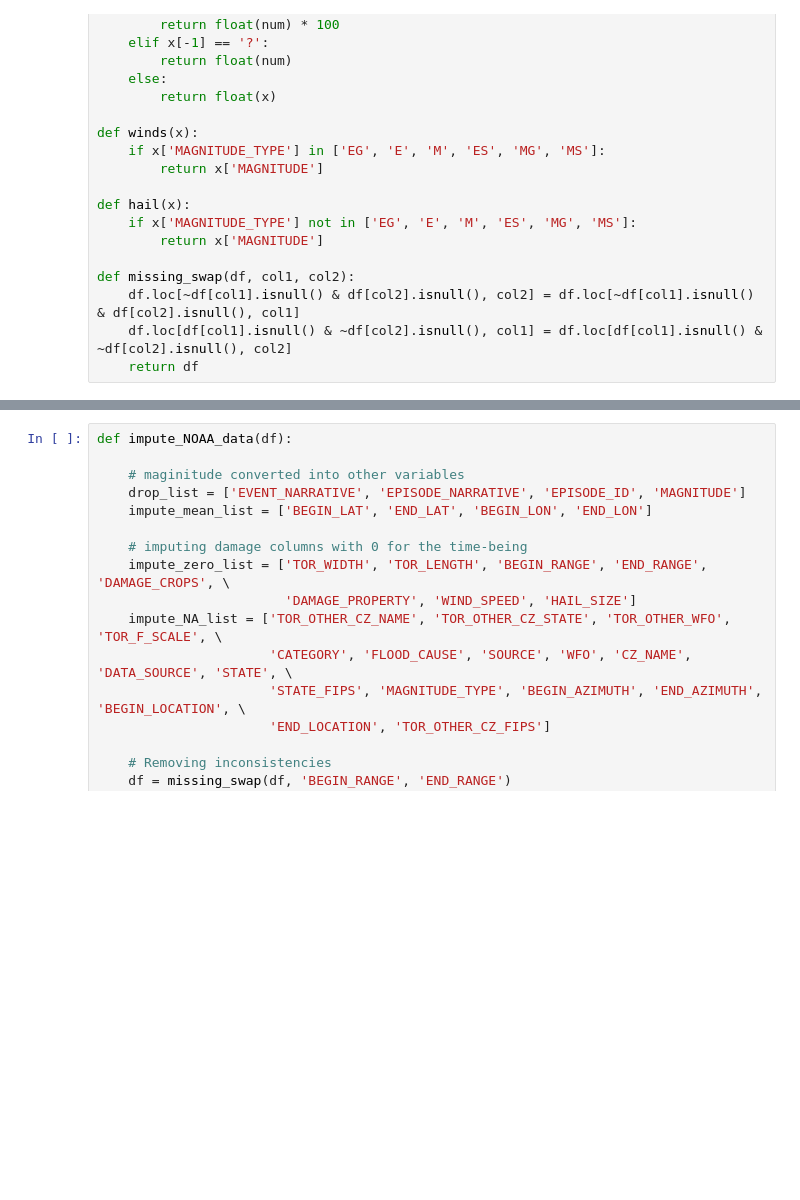
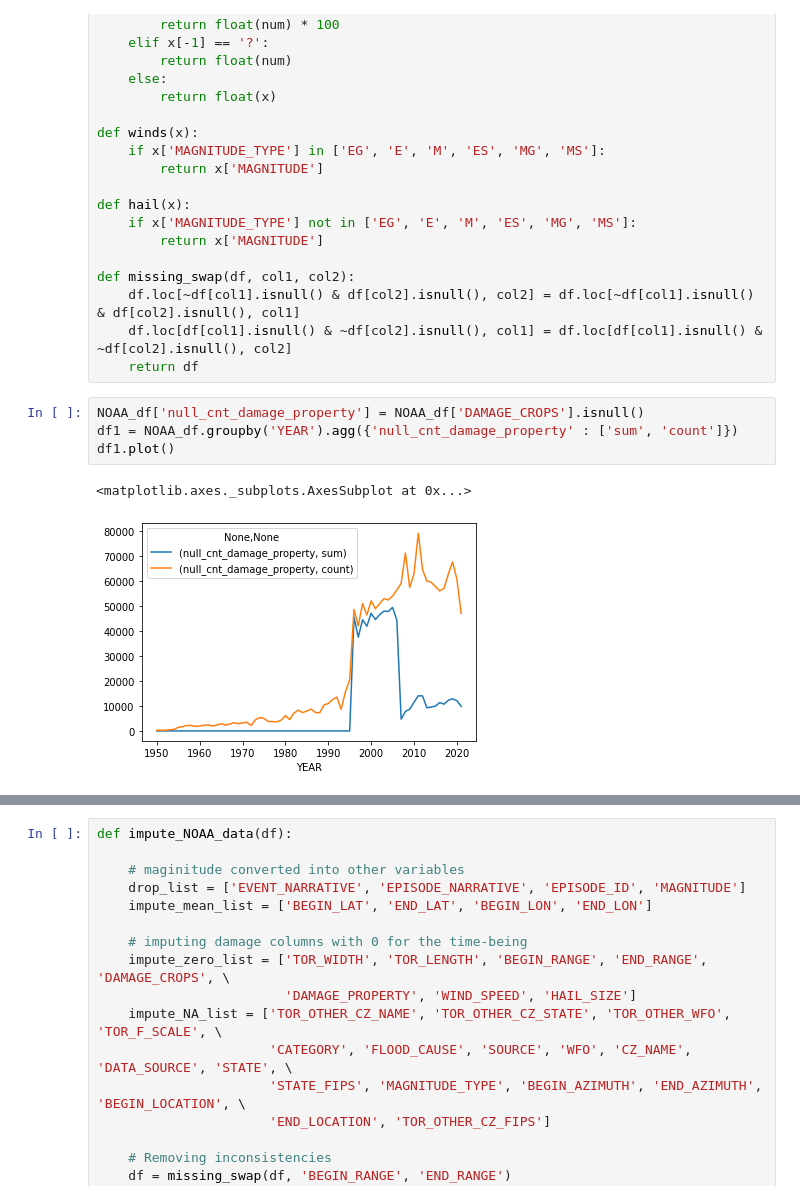
Before and after one commit to siddas18/Natural-Disaster-Damage-Prediction, a Jupyter notebook: Data_cleaning.ipynb, the cells around one changed output, grey strips where cells are left out. Drawn from its saved outputs; the diff is of its cells as text; blank space fills up the shorter version.

```diff
--- a/Data_cleaning.ipynb
+++ b/Data_cleaning.ipynb
@@ -88,3 +90,10 @@ def missing_swap(df, col1, col2):
     df.loc[~df[col1].isnull() & df[col2].isnull(), col2] = df.loc[~df[col1].isnull() & df[col2].isnull(), col1]
     df.loc[df[col1].isnull() & ~df[col2].isnull(), col1] = df.loc[df[col1].isnull() & ~df[col2].isnull(), col2]
     return df
+# %%
+NOAA_df['null_cnt_damage_property'] = NOAA_df['DAMAGE_CROPS'].isnull()
+df1 = NOAA_df.groupby('YEAR').agg({'null_cnt_damage_property' : ['sum', 'count']})
+df1.plot()
+# %% [output]
+<matplotlib.axes._subplots.AxesSubplot at 0x...>
+[figure, added]
```
Also changed, not shown: parts of 3 cells of this notebook.
